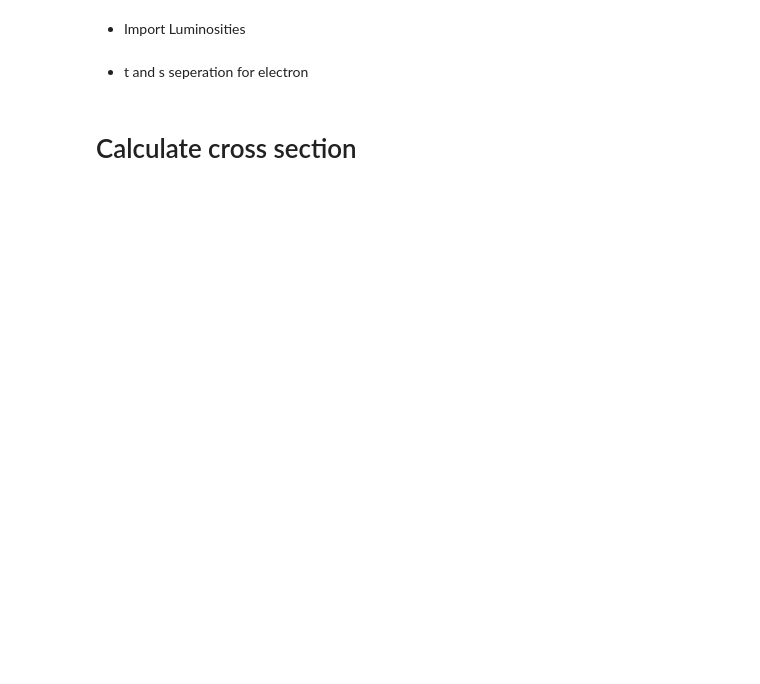
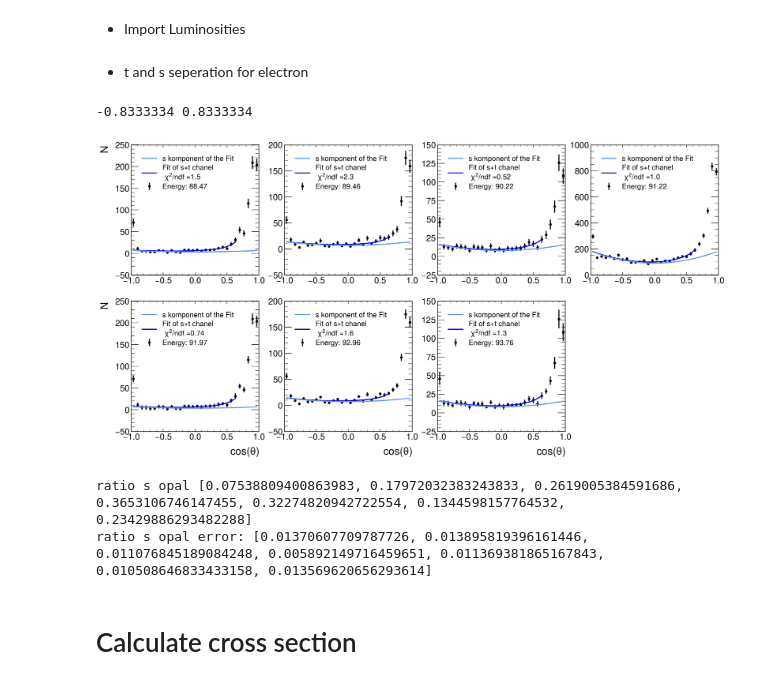
Before and after one commit to lukasg96/z0-precisionmeasurement, a Jupyter notebook: z0_experiment.ipynb, the cells around one changed output. Saved outputs shown, nothing was run; the diff lists cells and outputs as text; code cells hidden in the pictures; blank space fills up the shorter version.

```diff
--- a/z0_experiment.ipynb
+++ b/z0_experiment.ipynb
@@ -768,33 +833,40 @@ for ii in range(7):
     error_sizes = np.sqrt(opal_e_cut_E[ii])
 
     coeff, var_matrix = curve_fit(dsigdtheta, opal_e_cut_mid[ii][bin_min_opal:bin_max_opal], opal_e_cut_E[ii][bin_min_opal:bin_max_opal])
     hist_fit = dsigdtheta(mid[bin_min_opal:bin_max_opal], *coeff)
     fit_s_chan.append( sdsig(mid, coeff[0]))
     fit_ts_chan.append( dsigdtheta(mid,*coeff))
     jj = ii
     line = 0 #line number
     if ii>3: #go into the second line
         line = 1 #second line
         ii = ii-4 #column number
 
     chi_ts[jj] = chi2(opal_e_cut_E[jj][bin_min_opal:bin_max_opal],dsigdtheta(opal_e_cut_mid[jj][bin_min_opal:bin_max_opal],*coeff),error_sizes[bin_min_opal:bin_max_opal], len(error_sizes[bin_min_opal:bin_max_opal])-2)
     im = ax[line, ii].errorbar(opal_e_cut_mid[ii], opal_e_cut_E[ii], yerr=error_sizes, label = 'Energy: {}'.format(energy[jj]), fmt=".", color=colors['mix'], zorder=1)
     im = ax[line, ii].plot(opal_e_cut_mid[ii],fit_s_chan[ii], zorder=3, label='s komponent of the Fit', color=colors['es'])
     im = ax[line, ii].plot(opal_e_cut_mid[ii][:25],fit_ts_chan[ii][:25], zorder=2, label=
                            'Fit of s+t chanel \n $ \chi ^2 / ndf $ ={:1.2}'.format(chi_ts[jj]), color=colors['e'])
     im = ax[line, ii].legend()
 
     ratio_s_opal.append(coeff[0] * (8 / 3) * len(fit_s_chan[ii]) / (sum(opalEcuts[ii])*2) )
     ratio_s_opal_err.append(np.sqrt(((8 / 3) * (len(fit_s_chan[ii]) / (sum(opalEcuts[ii])*2))**2) * var_matrix[0][0] + (coeff[0] * (8 / 3) * len(fit_s_chan[ii]) / (sum(opalEcuts[ii])*2)**2 )**2 * opalB_err[ii][0]**2))
 
 
 ax[1,0].set_xlabel(r'$cos(\theta)$')
 ax[1,1].set_xlabel(r'$cos(\theta)$')
-ax[0,2].set_xlabel(r'$cos(\theta)$').set_ylabel('N')
+ax[1,2].set_xlabel(r'$cos(\theta)$')
+ax[0,0].set_ylabel('N')
+ax[1,0].set_ylabel('N')
 
 plt.show()
 
 print('ratio s opal',ratio_s_opal)
 print('ratio s opal error:', ratio_s_opal_err)
+# %% [output]
+-0.8333334 0.8333334
+[figure, added]
+ratio s opal [0.07538809400863983, 0.17972032383243833, 0.2619005384591686, 0.3653106746147455, 0.32274820942722554, 0.1344598157764532, 0.23429886293482288]
+ratio s opal error: [0.01370607709787726, 0.013895819396161446, 0.011076845189084248, 0.005892149716459651, 0.011369381865167843, 0.010508646833433158, 0.013569620656293614]
 # %%
 # apply s channel correction
```
Also changed, not shown: parts of 34 cells of this notebook, 4 other files.
